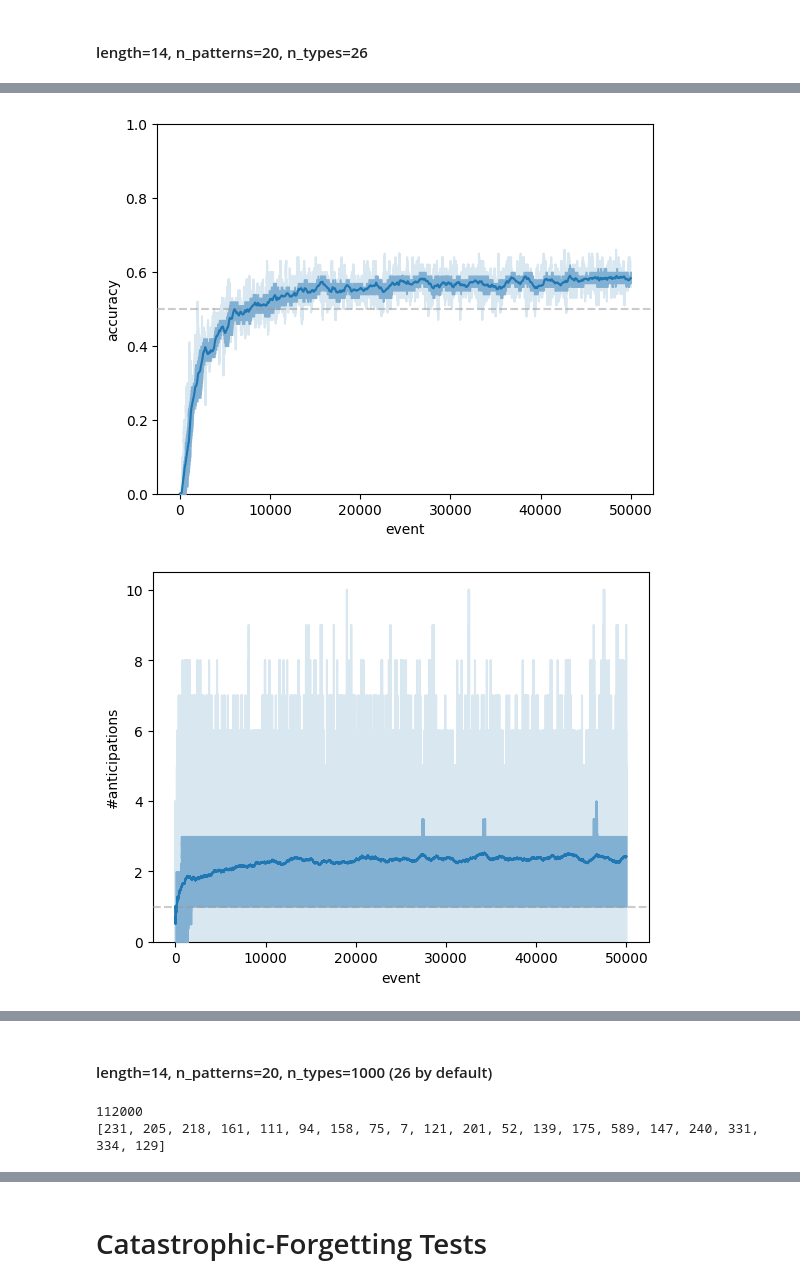
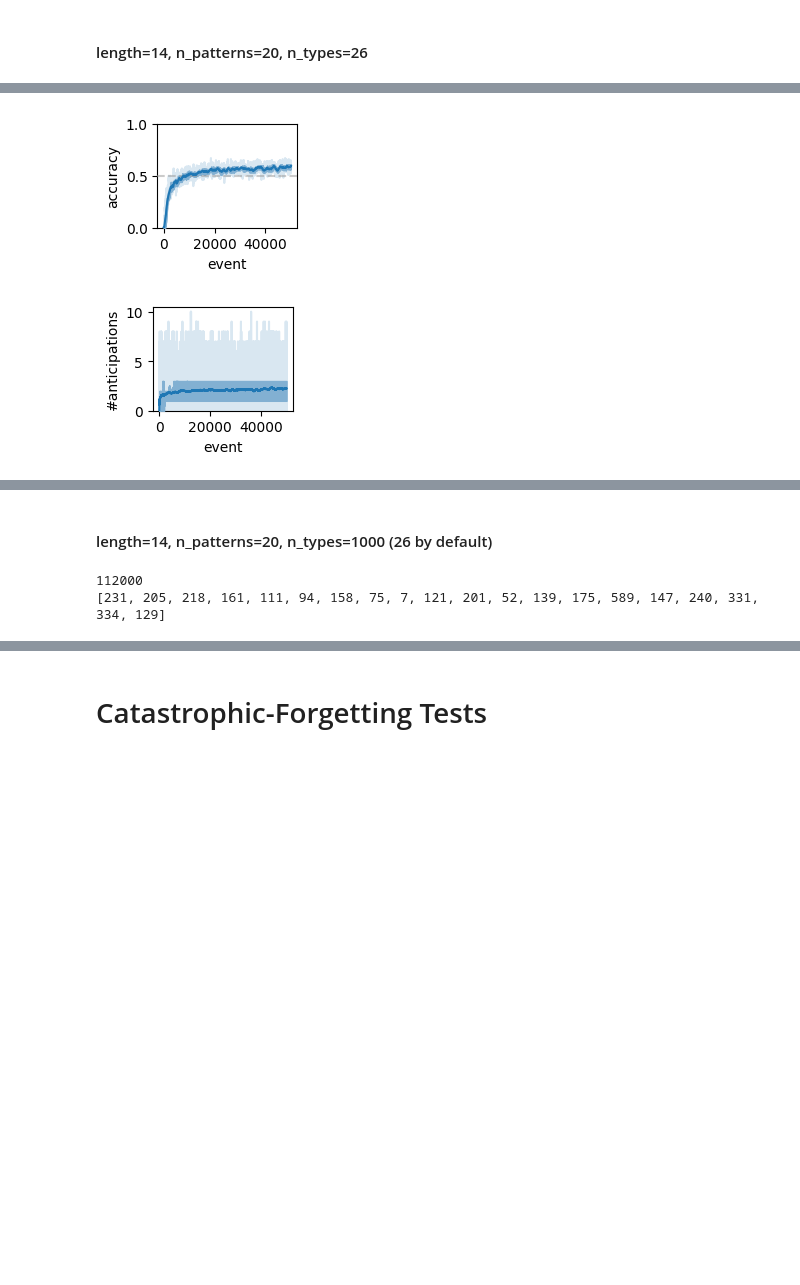
Before and after one commit to bowen-xu/SeL-NAL, a Jupyter notebook: tests.ipynb, the cells around one changed output, grey strips where cells are left out. Saved outputs shown, nothing was run; the diff lists cells and outputs as text; code cells hidden in the pictures; blank space fills up the shorter version.

```diff
--- a/tests.ipynb
+++ b/tests.ipynb
@@ -26,7 +26,7 @@ seq2 = ['X', 'B', 'C', 'D', 'Y']
 seqs = [seq1, seq2]
 
 D_train, _, dictionary = generate_dataset(seqs)
-data = D_train
+data = D_train[:5000]
 # %%
 def create_model(n_columns, n_nodes):
     # Create the model
@@ -78,3 +78,16 @@ def plot_curve(y, color='#1F77B4', color2="#82B0D2", window_size = 1000, y_botto
     plt.fill_between(s.index, lower_quartile, upper_quartile, color=color2, zorder=4)
     plt.plot(s_ma, color=color, label=label, zorder=6)
     plt.ylim(bottom=y_bottom, top=y_top)
+# %%
+g1 = create_model(26, 10)
+# accuracies1, _, n_anticipations1 = test_model(g1, data)
+filename = Path('cache')/f"result-simple-case.pkl"
+if not filename.exists():
+    # accuracies, g, n_anticipations = test_capacity(length, n_patterns, n_types, n_nodes)
+    accuracies, _, n_anticipations = test_model(g1, data)
+    with open(str(filename), 'wb') as f:
+        pickle.dump((accuracies, n_anticipations), f)
+else:
+    with open(str(filename), 'rb') as f:
+        accuracies, n_anticipations = pickle.load(f)
+accuracies1, n_anticipations1 = accuracies, n_anticipations
@@ -213,0 +235,15 @@ accuracies3, g3, n_anticipations3 = test_capacity(14, 20, 26, 10)
+# %%
+# accuracies3, g3, n_anticipations3 = test_capacity(14, 20, 26, 10)
+length = 14
+n_patterns = 20
+n_types = 26
+n_nodes=10
+filename = Path('cache')/f"result-length={length}-n_patterns={n_patterns}-n_types={n_types}-n_nodes={n_nodes}.pkl"
+if not filename.exists():
+    accuracies, g, n_anticipations = test_capacity(length, n_patterns, n_types, n_nodes)
+    with open(str(filename), 'wb') as f:
+        pickle.dump((accuracies, n_anticipations), f)
+else:
+    with open(str(filename), 'rb') as f:
+        accuracies, n_anticipations = pickle.load(f)
+accuracies3, n_anticipations3 = accuracies, n_anticipations
@@ -214,23 +253,28 @@ accuracies3, g3, n_anticipations3 = test_capacity(14, 20, 26, 10)
 # %%
-plt.figure()
+plt.figure(figsize=(2,1.6))
+plt.subplots_adjust(left=0.3, right=1.0, top=0.95, bottom=0.3)
 plot_curve(accuracies3[:50000], y_bottom=0, y_top=1)
 plt.axhline(0.5, color='#999999', alpha=0.5, linestyle='--', zorder=5)
 plt.ylabel("accuracy")
 plt.xlabel("event")
 plt.savefig(figures_root/"Capacity"/f"Accuracy-length=14-n_patterns=20-n_types=26-n_nodes=10.pdf")
-plt.figure()
+
+plt.figure(figsize=(2,1.6))
+plt.subplots_adjust(left=0.3, right=1.0, top=0.95, bottom=0.3)
 plot_curve((pair[0]/pair[1] for pair in n_anticipations3[:50000]), y_bottom=0)
-plt.axhline(1, color='#999999', alpha=0.5, linestyle='--', zorder=5)
+# plt.axhline(1, color='#999999', alpha=0.5, linestyle='--', zorder=5)
 plt.ylabel("#anticipations")
 plt.xlabel("event")
 plt.savefig(figures_root/"Capacity"/f"Anticipations-length=14-n_patterns=20-n_types=26-n_nodes=10.pdf")
-plt.figure()
+
+plt.figure(figsize=(2,1.6))
+plt.subplots_adjust(left=0.3, right=1.0, top=0.95, bottom=0.3)
 plot_curve((pair[1] for pair in n_anticipations3[:50000]), color="#FF7F0E", color2="#FFBE7A", y_bottom=0)
-plt.axhline(1, color='#999999', alpha=0.5, linestyle='--', zorder=5)
+# plt.axhline(1, color='#999999', alpha=0.5, linestyle='--', zorder=5)
 plt.ylabel("#activations")
 plt.xlabel("event")
 plt.savefig(figures_root/"Capacity"/f"Activations-length=14-n_patterns=20-n_types=26-n_nodes=10.pdf")
 plt.show()
 # %% [output]
-[figure, old version]
+[figure, new version]
-[figure, old version]
+[figure, new version]
@@ -238,8 +282,21 @@ plt.show()
 # %% [markdown]
 #### length=14, n_patterns=20, n_types=1000 (26 by default)
-# %%
-accuracies4, g4, n_anticipations4 = test_capacity(14, 20, 1000, 10)
-# %% [output]
-112000
-[231, 205, 218, 161, 111, 94, 158, 75, 7, 121, 201, 52, 139, 175, 589, 147, 240, 331, 334, 129]
+# %%
+# accuracies4, g4, n_anticipations4 = test_capacity(14, 20, 1000, 10)
+length = 14
+n_patterns = 20
+n_types = 1000
+n_nodes=10
+filename = Path('cache')/f"result-length={length}-n_patterns={n_patterns}-n_types={n_types}-n_nodes={n_nodes}.pkl"
+if not filename.exists():
+    accuracies, g, n_anticipations = test_capacity(length, n_patterns, n_types, n_nodes)
+    with open(str(filename), 'wb') as f:
+        pickle.dump((accuracies, n_anticipations), f)
+else:
+    with open(str(filename), 'rb') as f:
+        accuracies, n_anticipations = pickle.load(f)
+accuracies4, n_anticipations4 = accuracies, n_anticipations
+# %% [output]
+112000
+[231, 205, 218, 161, 111, 94, 158, 75, 7, 121, 201, 52, 139, 175, 589, 147, 240, 331, 334, 129]
 # %%
```
Also changed, not shown: parts of 10 cells of this notebook, 13 other files.
